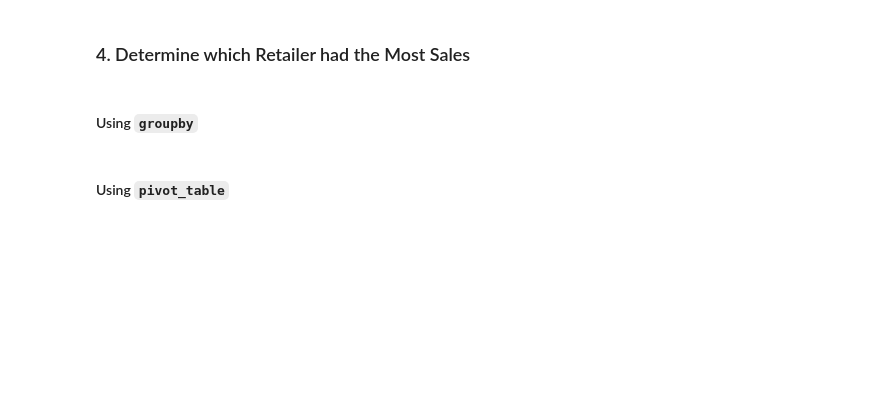
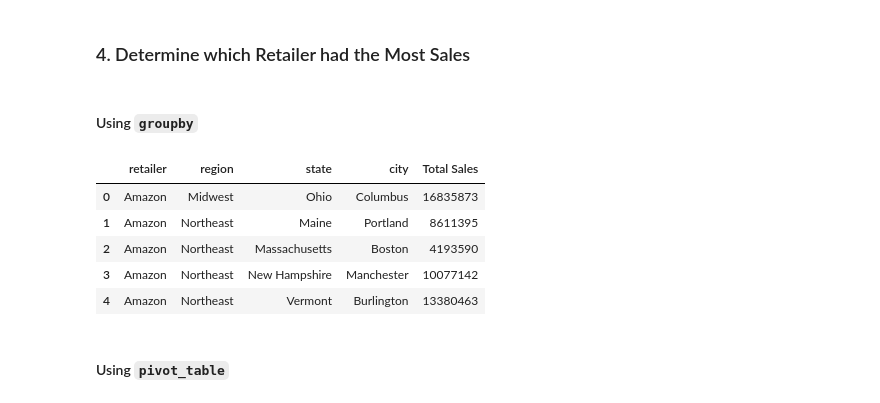
Before and after one commit to tawlee/athletic_sales_analysis, a Jupyter notebook: athletic_sales_analysis_starter_code.ipynb, the cells around one changed output. Cells and saved outputs as stored; diff of their text form; code cells hidden in the pictures; blank space fills up the shorter version.

```diff
--- a/athletic_sales_analysis_starter_code.ipynb
+++ b/athletic_sales_analysis_starter_code.ipynb
@@ -199,9 +237,20 @@ print(total_products_sold.head(5))
 #### Using `groupby`
 # %%
 # Show the total sales for the products sold for each retailer, region, state, and city.
+# Used coding from in-class exercise from chapter 5 as reference.
 # Rename the "total_sales" column to "Total Sales"
+total_sales_retailer = combined_df.groupby(['retailer' , 'region' , 'state' , 'city'])['total_sales'].sum().reset_index()
+total_sales_retailer = total_sales_retailer.rename(columns={"total_sales" : "Total Sales"})
 
 # Show the top 5 results.
+total_sales_retailer.head(5)
+# %% [output]
+|  | retailer | region | state | city | Total Sales |
+| 0 | Amazon | Midwest | Ohio | Columbus | 16835873 |
+| 1 | Amazon | Northeast | Maine | Portland | 8611395 |
+| 2 | Amazon | Northeast | Massachusetts | Boston | 4193590 |
+| 3 | Amazon | Northeast | New Hampshire | Manchester | 10077142 |
+| 4 | Amazon | Northeast | Vermont | Burlington | 13380463 |
 # %% [markdown]
 #### Using `pivot_table`
 # %%
```
Also changed, not shown: parts of 7 cells of this notebook.
